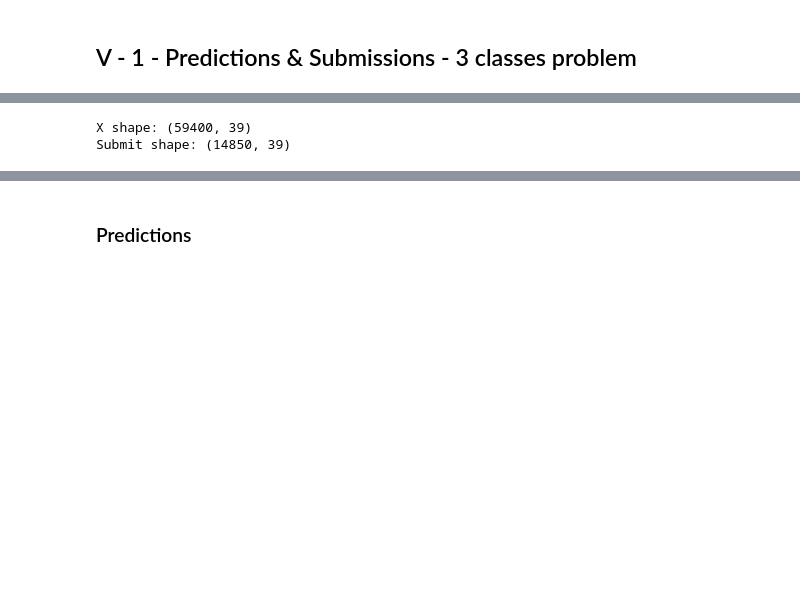
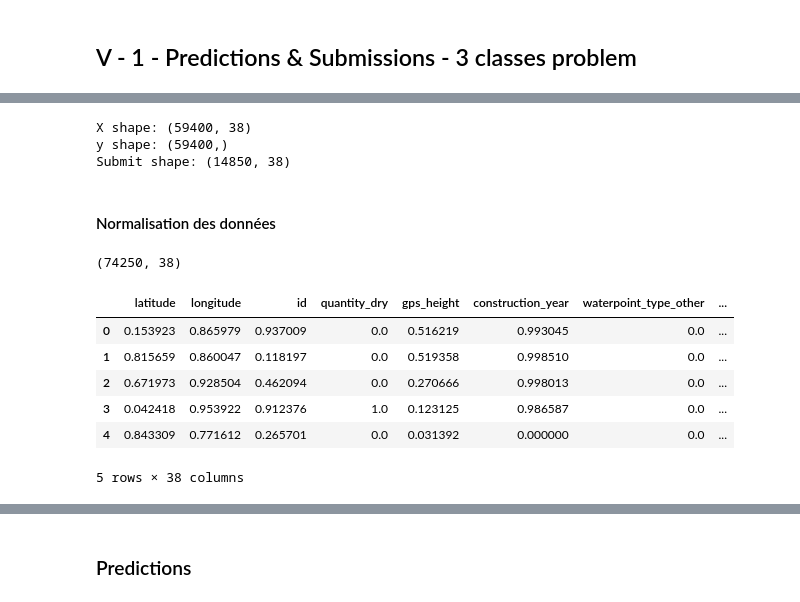
Before and after one commit to ldom1/Pump-it-Up-Data-Mining-the-Water-Table, a Jupyter notebook: Projet_ML.ipynb, the cells around one changed output, grey strips where cells are left out. Drawn from its saved outputs; the diff is of its cells as text; code cells hidden in the pictures; blank space fills up the shorter version.

```diff
--- a/Projet_ML.ipynb
+++ b/Projet_ML.ipynb
@@ -522,6 +525,10 @@ submit.head()
 # %%
 print('X shape:', X.shape)
+print('y shape:', y.shape)
 print('Submit shape:', submit.shape)
 # %% [output]
-X shape: (59400, 39)
-Submit shape: (14850, 39)
+X shape: (59400, 38)
+y shape: (59400,)
+Submit shape: (14850, 38)
+# %% [markdown]
+#### Normalisation des données
@@ -527,0 +539,4 @@ Submit shape: (14850, 39)
+# %%
+print(data.shape)
+# %% [output]
+(74250, 38)
@@ -527,0 +551,10 @@ Submit shape: (14850, 39)
+# %%
+X.head()
+# %% [output]
+|  | latitude | longitude | id | quantity_dry | gps_height | construction_year | waterpoint_type_other | ... |
+| 0 | 0.153923 | 0.865979 | 0.937009 | 0.0 | 0.516219 | 0.993045 | 0.0 | ... |
+| 1 | 0.815659 | 0.860047 | 0.118197 | 0.0 | 0.519358 | 0.998510 | 0.0 | ... |
+| 2 | 0.671973 | 0.928504 | 0.462094 | 0.0 | 0.270666 | 0.998013 | 0.0 | ... |
+| 3 | 0.042418 | 0.953922 | 0.912376 | 1.0 | 0.123125 | 0.986587 | 0.0 | ... |
+| 4 | 0.843309 | 0.771612 | 0.265701 | 0.0 | 0.031392 | 0.000000 | 0.0 | ... |
+5 rows × 38 columns
```
Also changed, not shown: parts of 14 cells of this notebook, 4 other files.
